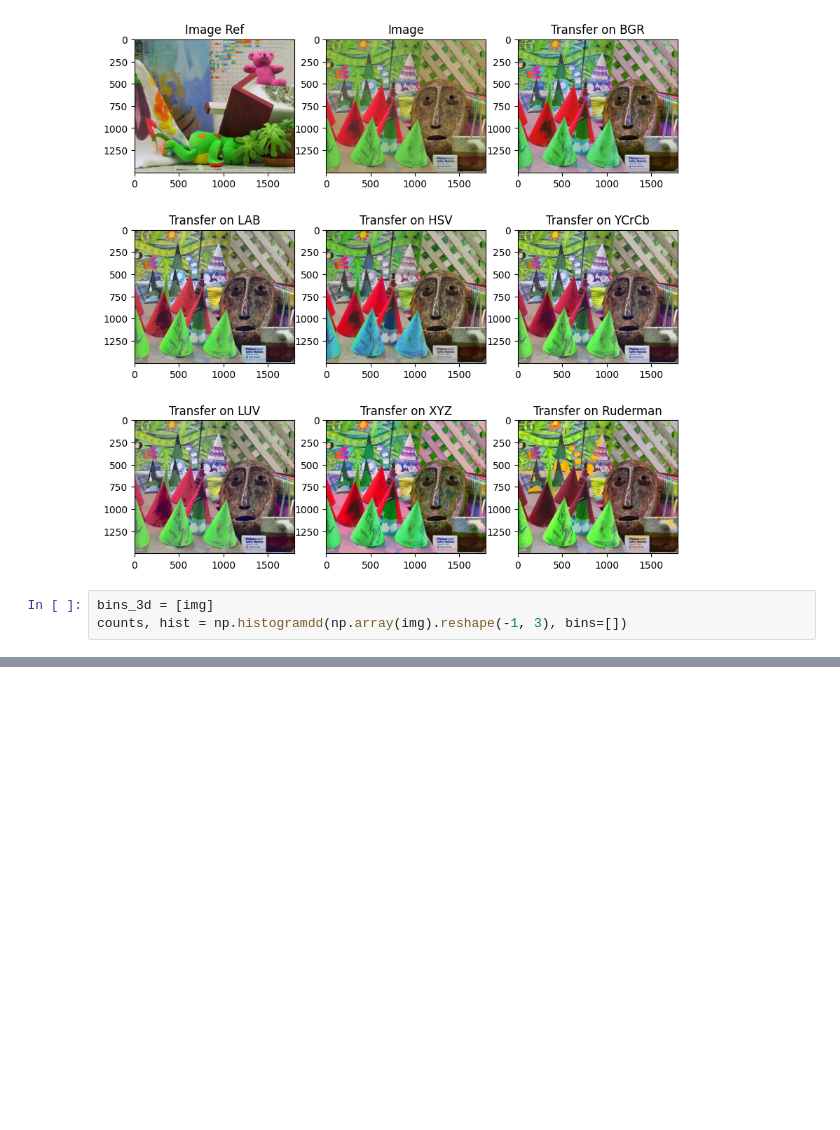
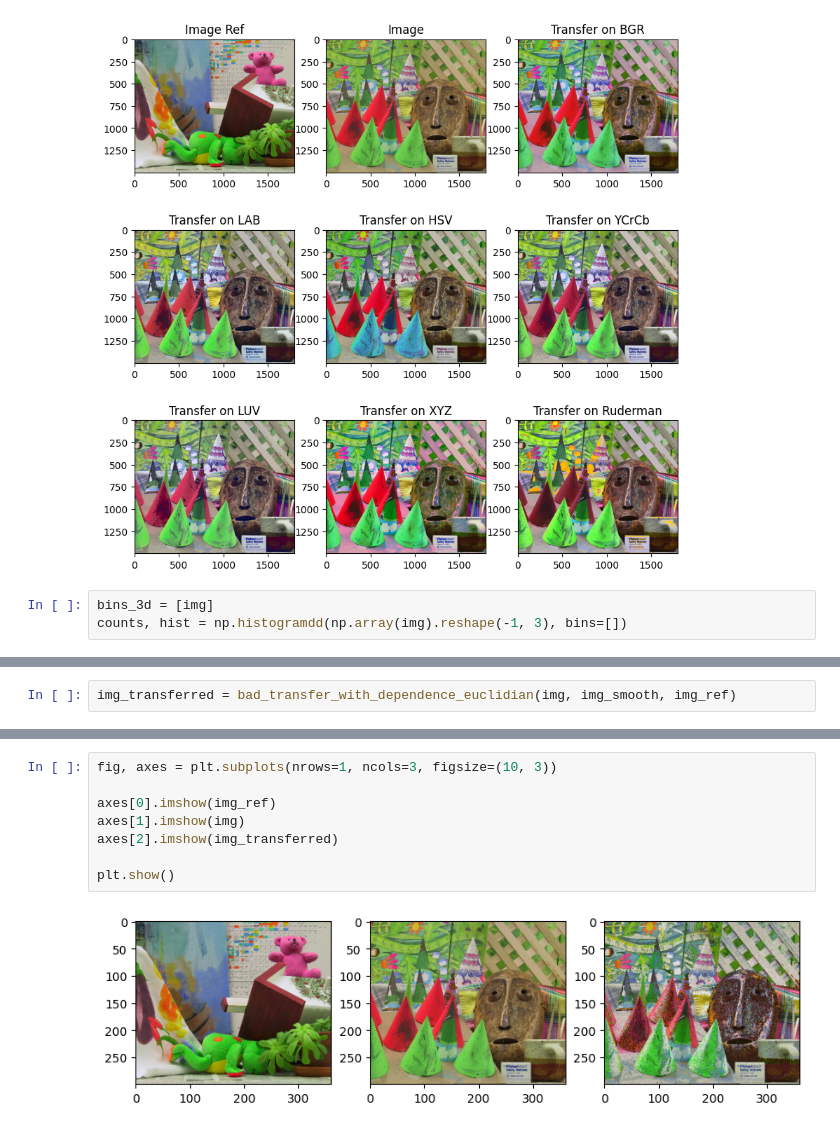
Before and after one commit to Roman-Malinowski/Histogram_transfer, a Jupyter notebook: methods_comparison.ipynb, the cells around one changed output, grey strips where cells are left out. Cells and saved outputs as stored; diff of their text form; blank space fills up the shorter version.

```diff
--- a/methods_comparison.ipynb
+++ b/methods_comparison.ipynb
@@ -230,0 +195,2 @@ array([[1., 0.],
+# %%
+img_transferred = bad_transfer_with_dependence_euclidian(img, img_smooth, img_ref)
@@ -230,0 +202,10 @@ array([[1., 0.],
+# %%
+fig, axes = plt.subplots(nrows=1, ncols=3, figsize=(10, 3))
+
+axes[0].imshow(img_ref)
+axes[1].imshow(img)
+axes[2].imshow(img_transferred)
+
+plt.show()
+# %% [output]
+[figure, added]
```
Also changed, not shown: parts of 17 cells of this notebook, 1 other file.
